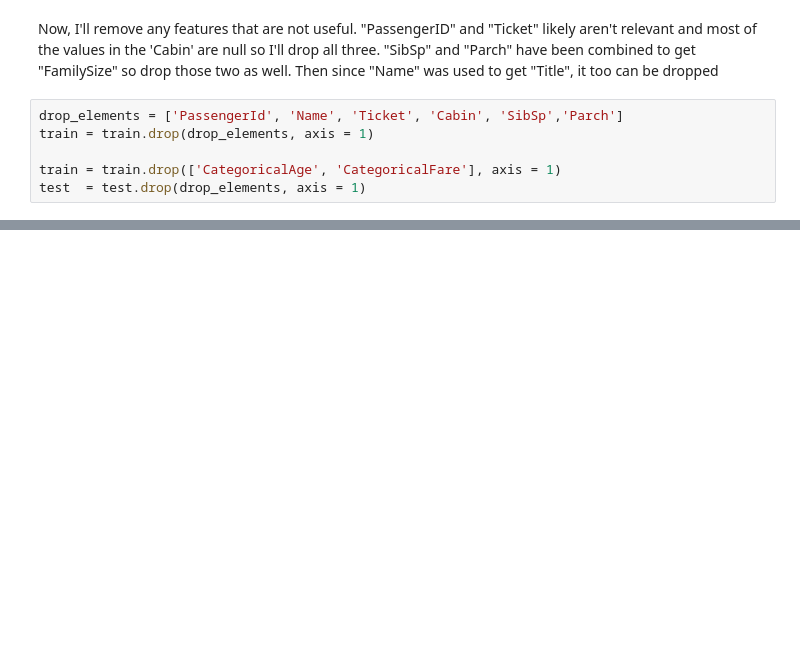
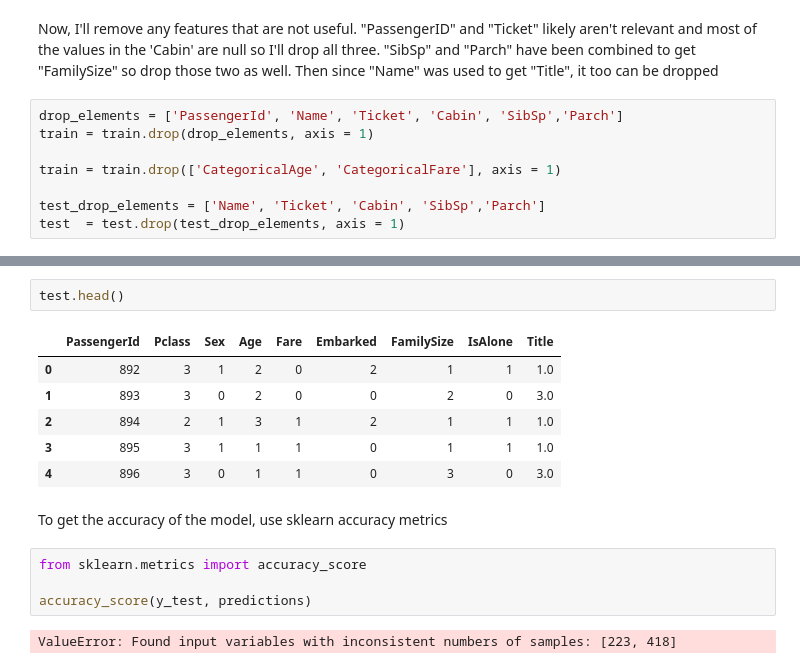
Before and after one commit to ghong25/titanic_prediction, a Jupyter notebook: titanic_prediction.ipynb, the cells around one changed output, grey strips where cells are left out. Saved outputs shown, nothing was run; the diff lists cells and outputs as text; blank space fills up the shorter version.

```diff
--- a/titanic_prediction.ipynb
+++ b/titanic_prediction.ipynb
@@ -244,4 +247,6 @@ drop_elements = ['PassengerId', 'Name', 'Ticket', 'Cabin', 'SibSp','Parch']
 train = train.drop(drop_elements, axis = 1)
 
 train = train.drop(['CategoricalAge', 'CategoricalFare'], axis = 1)
-test  = test.drop(drop_elements, axis = 1)
+
+test_drop_elements = ['Name', 'Ticket', 'Cabin', 'SibSp','Parch']
+test  = test.drop(test_drop_elements, axis = 1)
@@ -250,0 +295,17 @@ test  = test.drop(drop_elements, axis = 1)
+# %%
+test.head()
+# %% [output]
+|  | PassengerId | Pclass | Sex | Age | Fare | Embarked | FamilySize | IsAlone | Title |
+| 0 | 892 | 3 | 1 | 2 | 0 | 2 | 1 | 1 | 1.0 |
+| 1 | 893 | 3 | 0 | 2 | 0 | 0 | 2 | 0 | 3.0 |
+| 2 | 894 | 2 | 1 | 3 | 1 | 2 | 1 | 1 | 1.0 |
+| 3 | 895 | 3 | 1 | 1 | 1 | 0 | 1 | 1 | 1.0 |
+| 4 | 896 | 3 | 0 | 1 | 1 | 0 | 3 | 0 | 3.0 |
+# %% [markdown]
+To get the accuracy of the model, use sklearn accuracy metrics
+# %%
+from sklearn.metrics import accuracy_score
+
+accuracy_score(y_test, predictions)
+# %% [output]
+ValueError: Found input variables with inconsistent numbers of samples: [223, 418]
```
Also changed, not shown: parts of 15 cells of this notebook, 1 other file.
